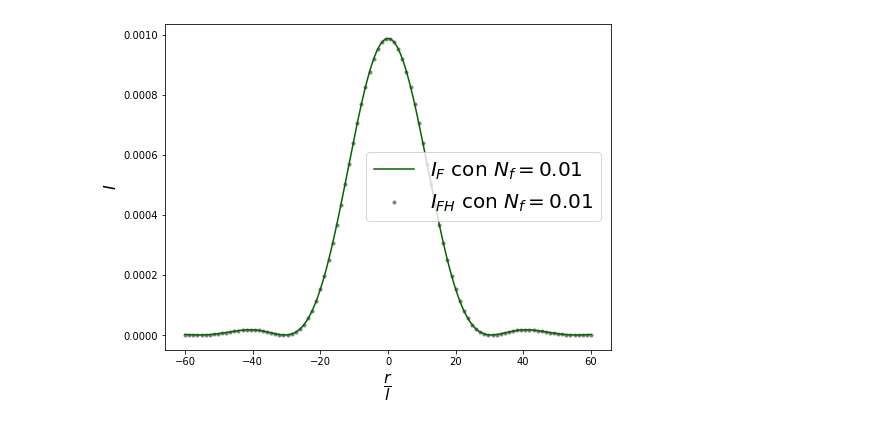
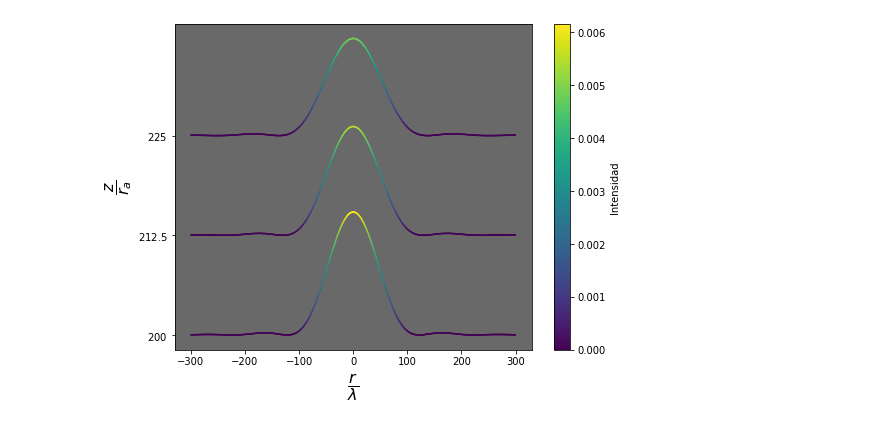
Before and after one commit to Giovanni-Alonso-Torres/Archivos_publicos, a Jupyter notebook: Óptica de Fourier/Ejercicios/Ejercicio_34.ipynb, the cells around one changed output. Saved outputs shown, nothing was run; the diff lists cells and outputs as text; code cells hidden in the pictures.

```diff
--- a/Óptica de Fourier/Ejercicios/Ejercicio_34.ipynb
+++ b/Óptica de Fourier/Ejercicios/Ejercicio_34.ipynb
@@ -47,5 +80,0 @@ plt.show()
-# %%
-Nf = 1
-N = 1000
-lim = 1.5
-ρ = np.linspace(-lim, lim, N)
@@ -65,5 +80,0 @@ plt.show()
-# %%
-Nf = 0.01
-N = 1000
-lim = 60
-ρ = np.linspace(-lim, lim, N)
@@ -76,10 +81,15 @@ Ifh = (np.pi*Nf*2*sc.jv(1,4*np.pi*Nf*Ρ)/(4*np.pi*Nf*Ρ))**2   # Intensidad de F
-# %%
-plt.figure(figsize=(8,6))
-plt.scatter(Ρ, Ifh, marker='.', label=r'$I_{FH}$ con $N_{f}=0.01$', color='grey')
-plt.plot(ρ, If, label=r'$I_{F}$ con $N_{f}=0.01$', color='darkgreen')
-plt.xlabel(r'$\dfrac{r}{l}$', fontsize=16)
-plt.ylabel(r'$I$', fontsize=16)
-plt.legend(fontsize=20)
-plt.show()
-# %% [output]
-[figure, removed]
+# %%
+fig, ax1 = plt.subplots(figsize=(8,6))
+z = []
+for a, b in [(0.005,50), (0.01,99), (0,0)]:
+    norm = cm.colors.Normalize(vmin=a, vmax=a+np.max(I))
+    im = ax1.scatter(ρ, a+I[b,:], c=a+I[b,:], norm=norm, marker='.', s=1)
+    z.append(a)
+fig.colorbar(im, ax=ax1, label='Intensidad')
+ax1.set_facecolor('dimgrey')
+plt.xlabel(r'$\dfrac{r}{\lambda}$', fontsize=16)
+plt.ylabel(r'$\dfrac{z}{r_{a}}$', fontsize=16)
+plt.yticks(z, labels=[r'$212.5$',r'$225$',r'$200$'])
+plt.show()
+# %% [output]
+[figure, added]
```
Also changed, not shown: parts of 15 cells of this notebook, 16 other files.
